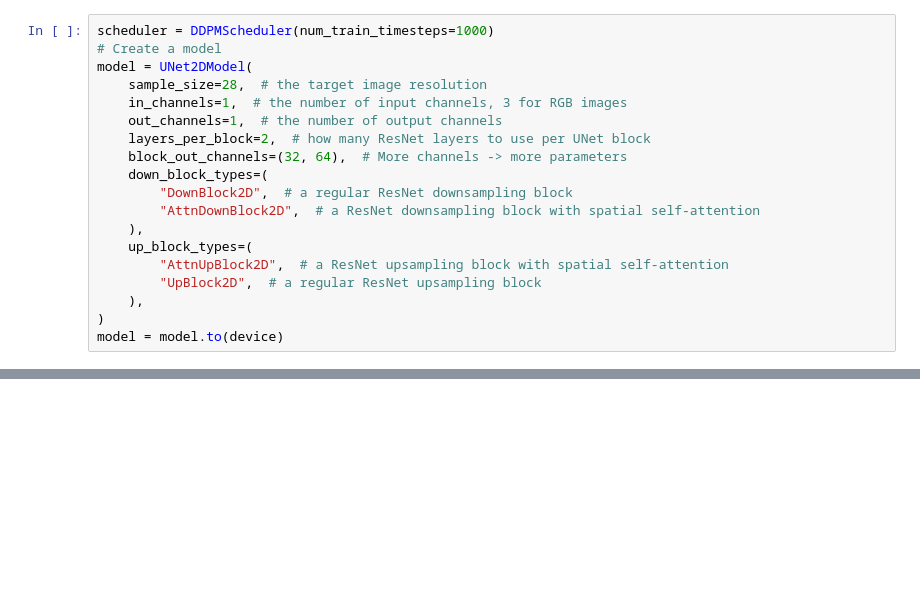
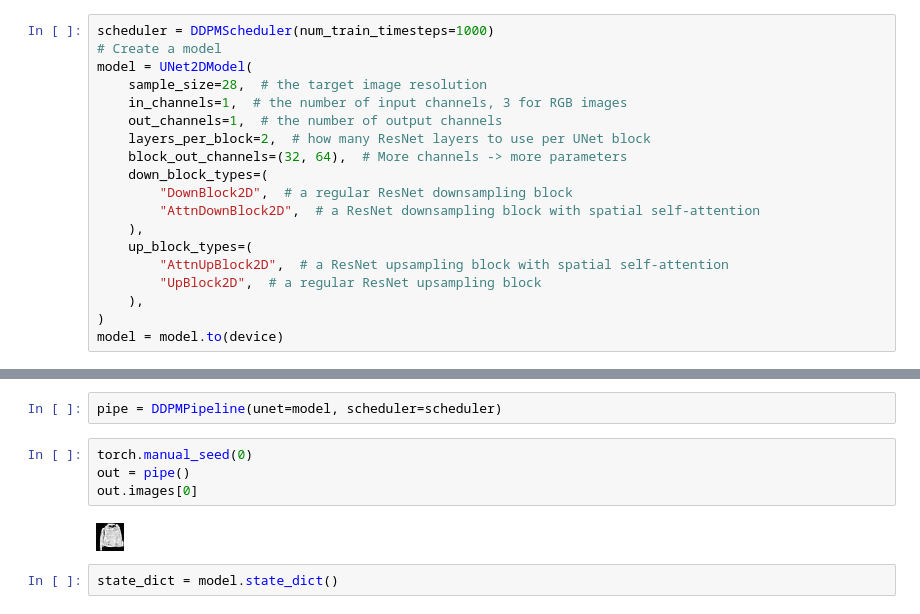
Before and after one commit to IzumiSatoshi/sketch2img, a Jupyter notebook: dev.ipynb, the cells around one changed output, grey strips where cells are left out. Drawn from its saved outputs; the diff is of its cells as text; blank space fills up the shorter version.

```diff
--- a/dev.ipynb
+++ b/dev.ipynb
@@ -83,0 +96,10 @@ torch.save(model, "./model/z2i_5epochs.pth")
+# %%
+pipe = DDPMPipeline(unet=model, scheduler=scheduler)
+# %%
+torch.manual_seed(0)
+out = pipe()
+out.images[0]
+# %% [output]
+[figure, added]
+# %%
+state_dict = model.state_dict()
```
Also changed, not shown: parts of 17 cells of this notebook, 2 other files.
